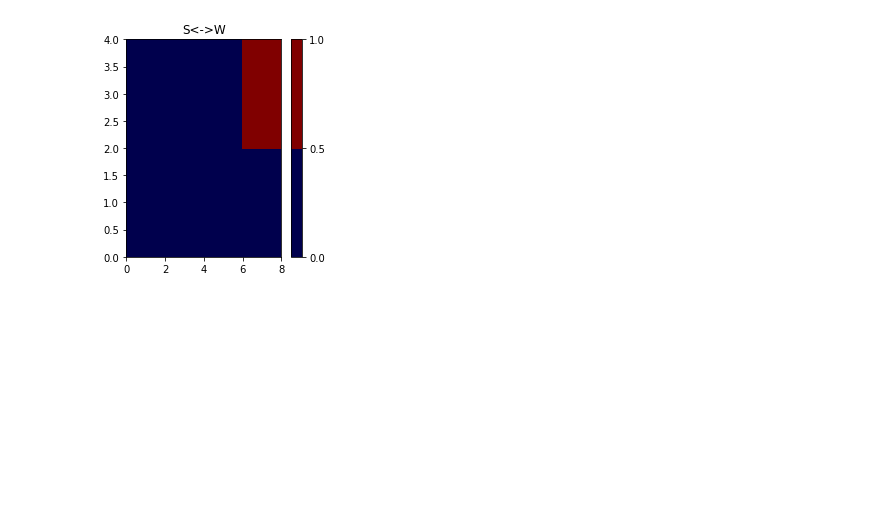
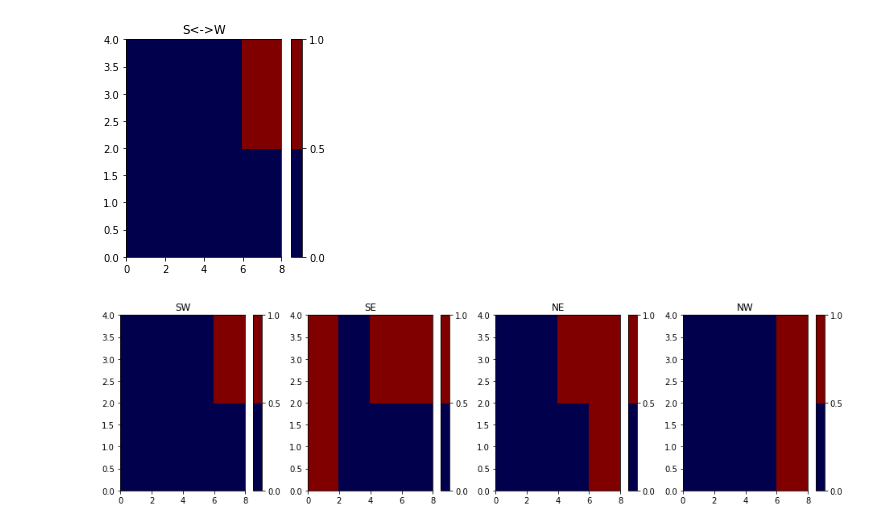
Before and after one commit to adcroft/thin-wall-topography, a Jupyter notebook: python/12 Test diagnosing diagonal pathways.ipynb, the cells around one changed output. Saved outputs shown, nothing was run; the diff lists cells and outputs as text; code cells hidden in the pictures; blank space fills up the shorter version.

Commit message:
Added diagnose_corner_pathways()

```diff
--- a/python/12 Test diagnosing diagonal pathways.ipynb
+++ b/python/12 Test diagnosing diagonal pathways.ipynb
@@ -74,3 +74,17 @@ ax = plt.subplot(141); plt.colorbar(
 # %% [output]
 [figure]
 [figure]
+# %%
+sw,se,ne,nw = FG.diagnose_corner_pathways()
+
+plt.figure(figsize=(16,4))
+ax = plt.subplot(141); plt.colorbar(
+    CM.pcolormesh(ax, sw, norm=norm, cmap=cmap), ax=ax); plt.title('SW');
+ax = plt.subplot(142); plt.colorbar(
+    CM.pcolormesh(ax, se, norm=norm, cmap=cmap), ax=ax); plt.title('SE');
+ax = plt.subplot(143); plt.colorbar(
+    CM.pcolormesh(ax, ne, norm=norm, cmap=cmap), ax=ax); plt.title('NE');
+ax = plt.subplot(144); plt.colorbar(
+    CM.pcolormesh(ax, nw, norm=norm, cmap=cmap), ax=ax); plt.title('NW');
+# %% [output]
+[figure, added]
```
Also changed, not shown: 2 other files.
